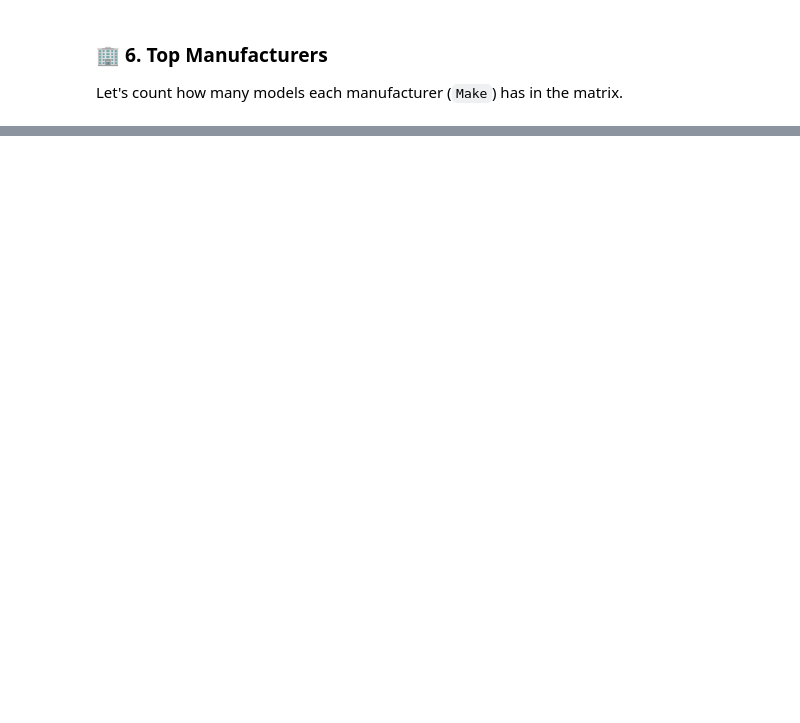
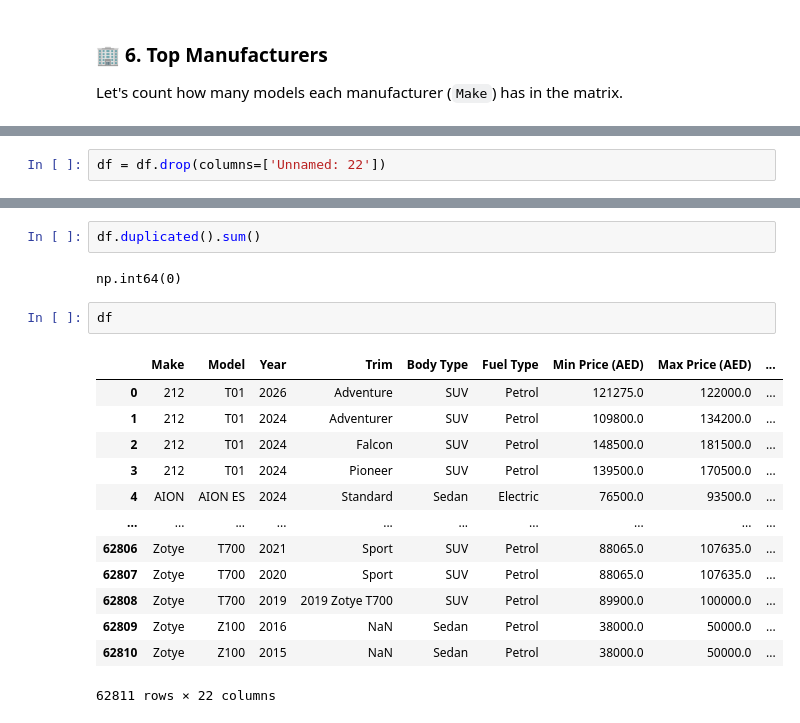
Before and after one commit to sarthak-opash/vin-sphere-python, a Jupyter notebook: Notebook/uae_vehicle_matrix.ipynb, the cells around one changed output, grey strips where cells are left out. Drawn from its saved outputs; the diff is of its cells as text; blank space fills up the shorter version.

```diff
--- a/Notebook/uae_vehicle_matrix.ipynb
+++ b/Notebook/uae_vehicle_matrix.ipynb
@@ -57,0 +123,2 @@ print(top_makes)
+# %%
+df = df.drop(columns=['Unnamed: 22'])
@@ -57,0 +145,20 @@ print(top_makes)
+# %%
+df.duplicated().sum()
+# %% [output]
+np.int64(0)
+# %%
+df
+# %% [output]
+|  | Make | Model | Year | Trim | Body Type | Fuel Type | Min Price (AED) | Max Price (AED) | ... |
+| 0 | 212 | T01 | 2026 | Adventure | SUV | Petrol | 121275.0 | 122000.0 | ... |
+| 1 | 212 | T01 | 2024 | Adventurer | SUV | Petrol | 109800.0 | 134200.0 | ... |
+| 2 | 212 | T01 | 2024 | Falcon | SUV | Petrol | 148500.0 | 181500.0 | ... |
+| 3 | 212 | T01 | 2024 | Pioneer | SUV | Petrol | 139500.0 | 170500.0 | ... |
+| 4 | AION | AION ES | 2024 | Standard | Sedan | Electric | 76500.0 | 93500.0 | ... |
+| ... | ... | ... | ... | ... | ... | ... | ... | ... | ... |
+| 62806 | Zotye | T700 | 2021 | Sport | SUV | Petrol | 88065.0 | 107635.0 | ... |
+| 62807 | Zotye | T700 | 2020 | Sport | SUV | Petrol | 88065.0 | 107635.0 | ... |
+| 62808 | Zotye | T700 | 2019 | 2019 Zotye T700 | SUV | Petrol | 89900.0 | 100000.0 | ... |
+| 62809 | Zotye | Z100 | 2016 | NaN | Sedan | Petrol | 38000.0 | 50000.0 | ... |
+| 62810 | Zotye | Z100 | 2015 | NaN | Sedan | Petrol | 38000.0 | 50000.0 | ... |
+62811 rows × 22 columns
```
Also changed, not shown: parts of 17 cells of this notebook.
